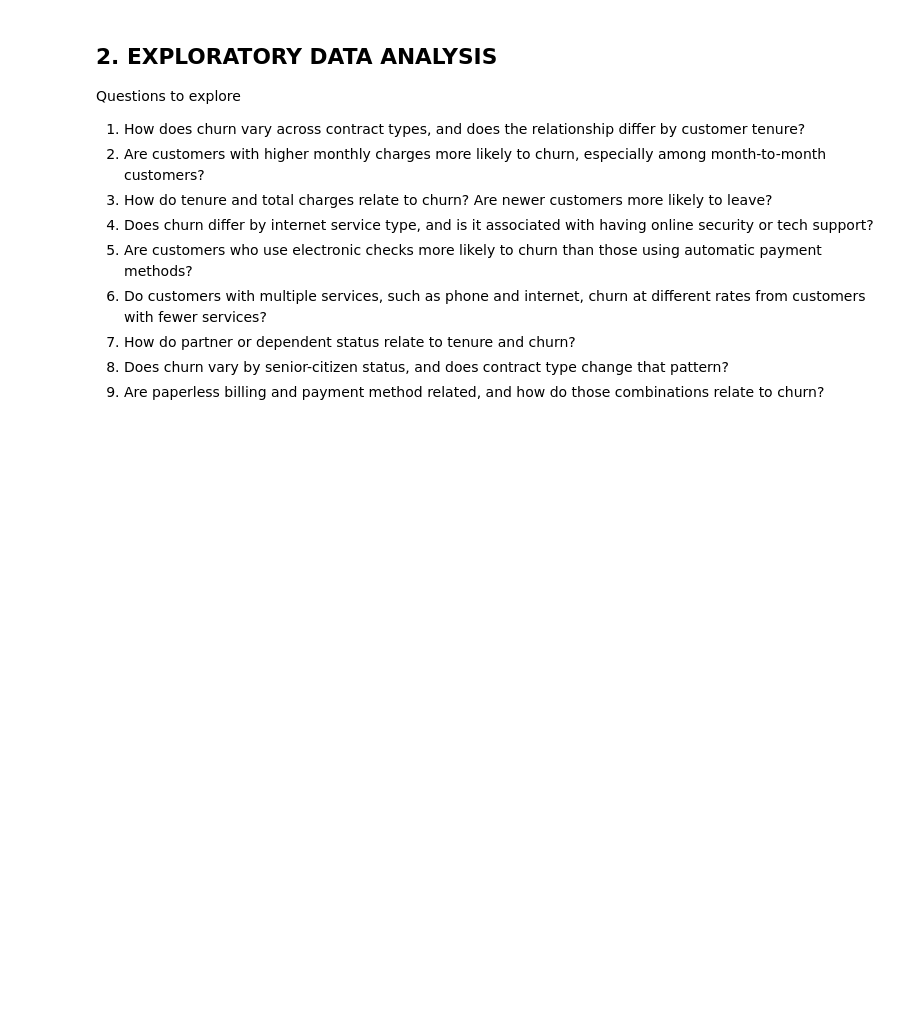
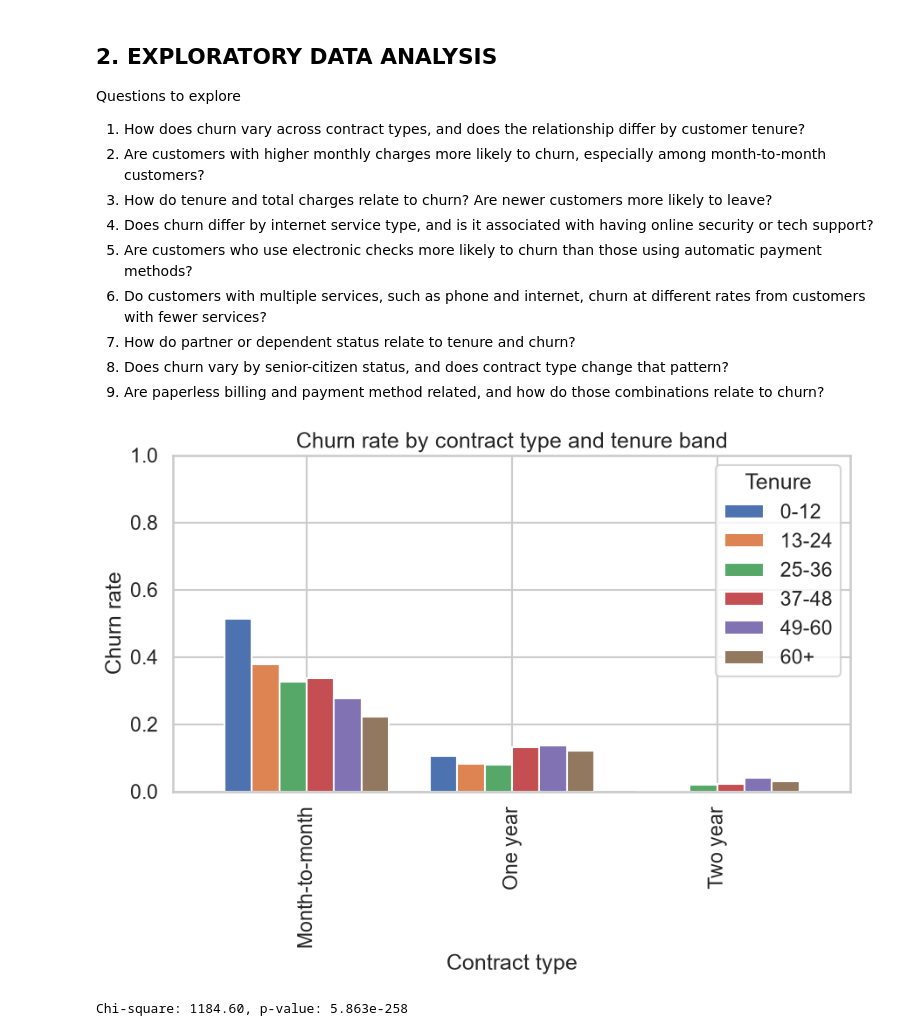
Before and after one commit to timomugishan8-ai/Datheon_Machine_Learning_and_Data_Science_Internship., a Jupyter notebook: Predictive Customer Churn Classifier/notebooks/01_customer_churcn_eda.ipynb, the cells around one changed output. Drawn from its saved outputs; the diff is of its cells as text; code cells hidden in the pictures; blank space fills up the shorter version.

```diff
--- a/Predictive Customer Churn Classifier/notebooks/01_customer_churcn_eda.ipynb
+++ b/Predictive Customer Churn Classifier/notebooks/01_customer_churcn_eda.ipynb
@@ -225,3 +225,43 @@ Questions to explore
 7. How do partner or dependent status relate to tenure and churn?
 8. Does churn vary by senior-citizen status, and does contract type change that pattern?
 9. Are paperless billing and payment method related, and how do those combinations relate to churn?
+# %%
+from scipy import stats
+
+churn_df["Churn"] = churn_df["Churn"].map({"No": 0, "Yes": 1})
+
+# Fill missing TotalCharges with MonthlyCharges * tenure
+churn_df["TotalCharges"] = churn_df["TotalCharges"].fillna(churn_df["MonthlyCharges"] * churn_df["tenure"])
+
+# Tenure band used for many analyses
+churn_df["tenure_band"] = pd.cut(
+    churn_df["tenure"],
+    bins=[0, 12, 24, 36, 48, 60, 120],
+    labels=["0-12", "13-24", "25-36", "37-48", "49-60", "60+"],
+    include_lowest=True
+)
+
+sns.set_theme(style="whitegrid", context="talk")
+# %%
+# 1. How does churn vary across contract types, and does the relationship differ by customer tenure?
+
+summary = (
+    churn_df.groupby(["Contract", "tenure_band"], as_index=False)["Churn"]
+      .mean()
+      .pivot(index="Contract", columns="tenure_band", values="Churn")
+)
+
+fig, ax = plt.subplots(figsize=(10, 5))
+summary.plot(kind="bar", ax=ax, width=0.8)
+ax.set_title("Churn rate by contract type and tenure band")
+ax.set_xlabel("Contract type")
+ax.set_ylabel("Churn rate")
+ax.set_ylim(0, 1)
+ax.legend(title="Tenure")
+plt.show()
+
+chi2, p_value, _, _ = stats.chi2_contingency(pd.crosstab(churn_df["Contract"], churn_df["Churn"]))
+print(f"Chi-square: {chi2:.2f}, p-value: {p_value:.3e}")
+# %% [output]
+[figure, added]
+Chi-square: 1184.60, p-value: 5.863e-258
```
Also changed, not shown: parts of 18 cells of this notebook.
